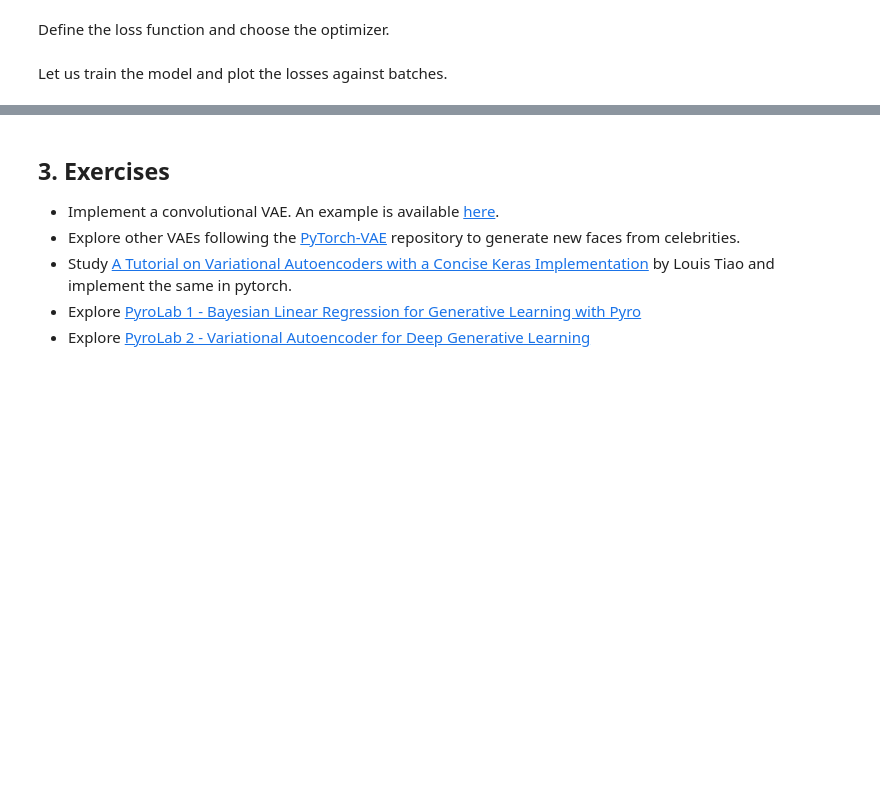
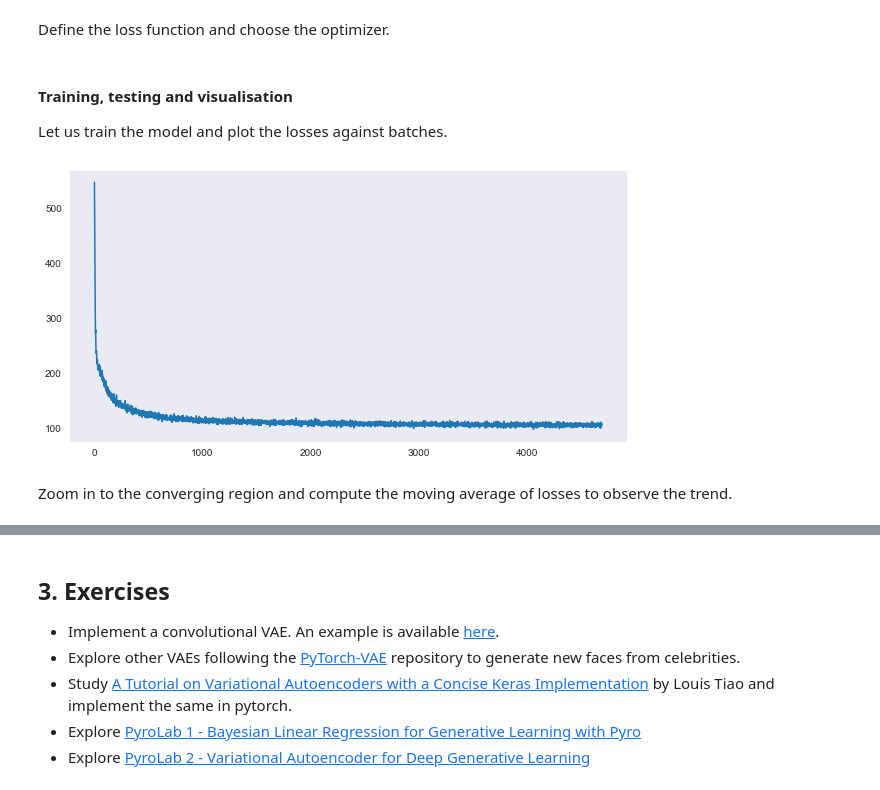
Before and after one commit to haipinglu/SimplyDeep, a Jupyter notebook: Lab 5 - Variational Autoencoder for Deep Generative Learning.ipynb, the cells around one changed output, grey strips where cells are left out. Cells and saved outputs as stored; diff of their text form; code cells hidden in the pictures; blank space fills up the shorter version.

```diff
--- a/Lab 5 - Variational Autoencoder for Deep Generative Learning.ipynb
+++ b/Lab 5 - Variational Autoencoder for Deep Generative Learning.ipynb
@@ -216,47 +227,33 @@ def loss_function(recon_x, x, mu, logvar):
 
     return (BCE + KLD) / recon_x.size(0) # normalize by batch size
 # %% [markdown]
+#### Training, testing and visualisation
+
 Let us train the model and plot the losses against batches.
 # %%
-# def train(epoch):
-#     myVAE.train()
-#     losses = [] # train_loss = 0
-#     for batch_idx, (data, _) in enumerate(train_loader):
-#         data = data.to(device)
-#         optimizer.zero_grad()
-#         recon_batch, mu, logvar = myVAE(data)
-#         loss = loss_function(recon_batch, data, mu, logvar)
-#         loss.backward()
-#         losses.append(loss.item()) # train_loss += loss.item()
-#         optimizer.step()
-#         if batch_idx % log_interval == 0:
-#             print('Train Epoch: {} [{}/{} ({:.0f}%)]\tLoss: {:.6f}'.format(
-#                 epoch, batch_idx * len(data), len(train_loader.dataset),
-#                 100. * batch_idx / len(train_loader),
-#                 loss.item() / len(data)))
-
-#     print('====> Epoch: {} Average loss: {:.4f}'.format(
-#           epoch, train_loss / len(train_loader.dataset)))
-
 # Training
-def train(model,optimizer):
+def train(model,optimizer,dataloader):
     model.train() # set to training mode
     losses = []
     for epoch in tnrange(num_epochs,desc='Epochs'):
-        for data, _ in train_loader:
+        for data, _ in dataloader:
             data = data.to(device)
             optimizer.zero_grad()
             recon_batch, mu, logvar = model(data)
             loss = loss_function(recon_batch, data, mu, logvar)
             loss.backward()
             losses.append(loss.item()) # train_loss += loss.item()
             optimizer.step()
     return losses
 
-train_losses = train(myVAE,optimizer)
+train_losses = train(myVAE,optimizer,train_loader)
 plt.figure(figsize=(10,5))
 plt.plot(train_losses)
 plt.show()
+# %% [output]
+[figure, added]
+# %% [markdown]
+Zoom in to the converging region and compute the moving average of losses to observe the trend.
 # %%
 # Visualize moving average of losses
 def visualize_losses_moving_average(losses,window=50,boundary='valid',ylim=(95,125)):
```
Also changed, not shown: parts of 16 cells of this notebook.
